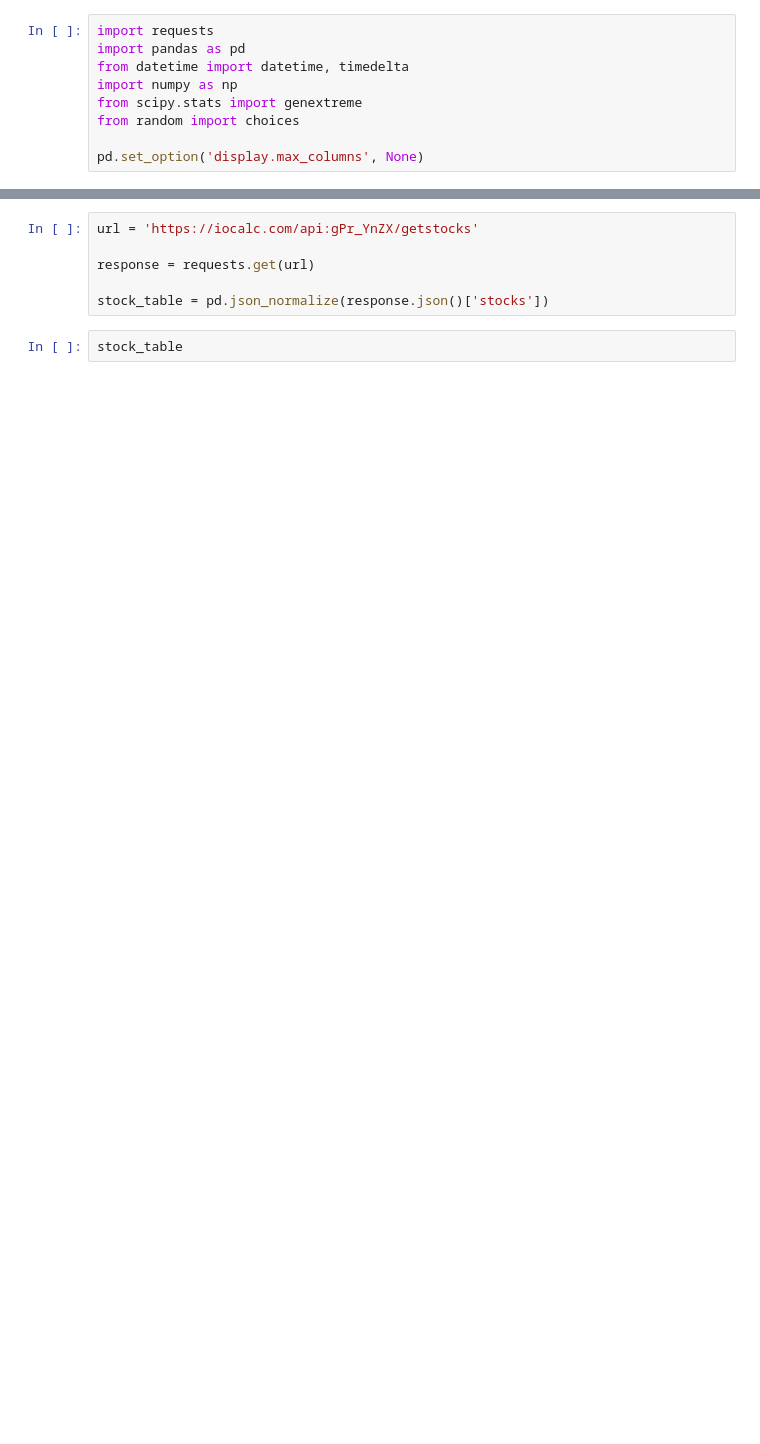
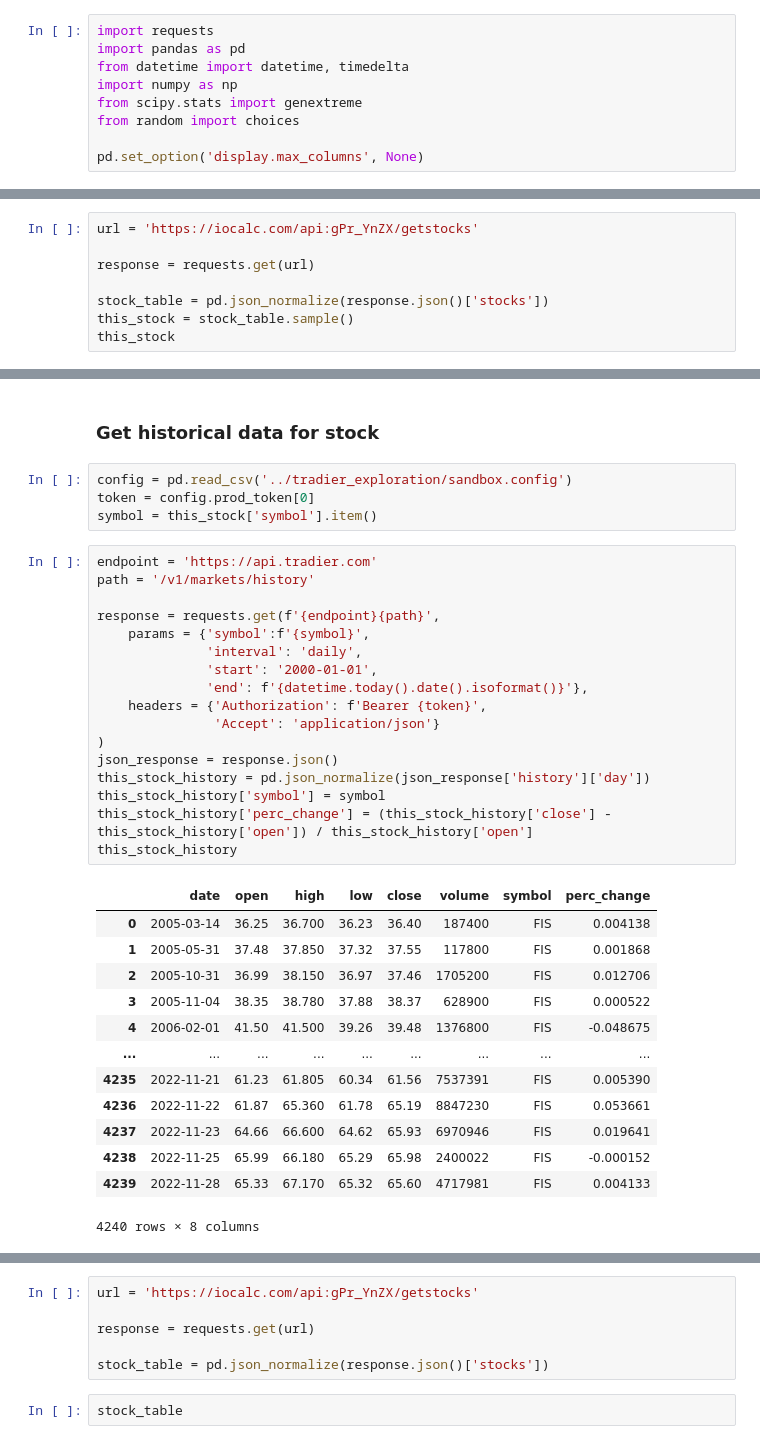
Before and after one commit to RLE-Analytics/iron_financial, a Jupyter notebook: options_strategy/Long Puts OTM Strategy Eval.ipynb, the cells around one changed output, grey strips where cells are left out. Cells and saved outputs as stored; diff of their text form; blank space fills up the shorter version.

```diff
--- a/options_strategy/Long Puts OTM Strategy Eval.ipynb
+++ b/options_strategy/Long Puts OTM Strategy Eval.ipynb
@@ -24,0 +33,8 @@ pd.set_option('display.max_columns', None)
+# %%
+url = 'https://iocalc.com/api:gPr_YnZX/getstocks'
+
+response = requests.get(url)
+
+stock_table = pd.json_normalize(response.json()['stocks'])
+this_stock = stock_table.sample()
+this_stock
@@ -24,0 +44,37 @@ pd.set_option('display.max_columns', None)
+# %% [markdown]
+### Get historical data for stock
+# %%
+config = pd.read_csv('../tradier_exploration/sandbox.config')
+token = config.prod_token[0]
+symbol = this_stock['symbol'].item()
+# %%
+endpoint = 'https://api.tradier.com'
+path = '/v1/markets/history'
+
+response = requests.get(f'{endpoint}{path}',
+    params = {'symbol':f'{symbol}',
+              'interval': 'daily',
+              'start': '2000-01-01',
+              'end': f'{datetime.today().date().isoformat()}'},
+    headers = {'Authorization': f'Bearer {token}',
+               'Accept': 'application/json'}
+)
+json_response = response.json()
+this_stock_history = pd.json_normalize(json_response['history']['day'])
+this_stock_history['symbol'] = symbol
+this_stock_history['perc_change'] = (this_stock_history['close'] - this_stock_history['open']) / this_stock_history['open']
+this_stock_history
+# %% [output]
+|  | date | open | high | low | close | volume | symbol | perc_change |
+| 0 | 2005-03-14 | 36.25 | 36.700 | 36.23 | 36.40 | 187400 | FIS | 0.004138 |
+| 1 | 2005-05-31 | 37.48 | 37.850 | 37.32 | 37.55 | 117800 | FIS | 0.001868 |
+| 2 | 2005-10-31 | 36.99 | 38.150 | 36.97 | 37.46 | 1705200 | FIS | 0.012706 |
+| 3 | 2005-11-04 | 38.35 | 38.780 | 37.88 | 38.37 | 628900 | FIS | 0.000522 |
+| 4 | 2006-02-01 | 41.50 | 41.500 | 39.26 | 39.48 | 1376800 | FIS | -0.048675 |
+| ... | ... | ... | ... | ... | ... | ... | ... | ... |
+| 4235 | 2022-11-21 | 61.23 | 61.805 | 60.34 | 61.56 | 7537391 | FIS | 0.005390 |
+| 4236 | 2022-11-22 | 61.87 | 65.360 | 61.78 | 65.19 | 8847230 | FIS | 0.053661 |
+| 4237 | 2022-11-23 | 64.66 | 66.600 | 64.62 | 65.93 | 6970946 | FIS | 0.019641 |
+| 4238 | 2022-11-25 | 65.99 | 66.180 | 65.29 | 65.98 | 2400022 | FIS | -0.000152 |
+| 4239 | 2022-11-28 | 65.33 | 67.170 | 65.32 | 65.60 | 4717981 | FIS | 0.004133 |
+4240 rows × 8 columns
```
Also changed, not shown: parts of 16 cells of this notebook.
